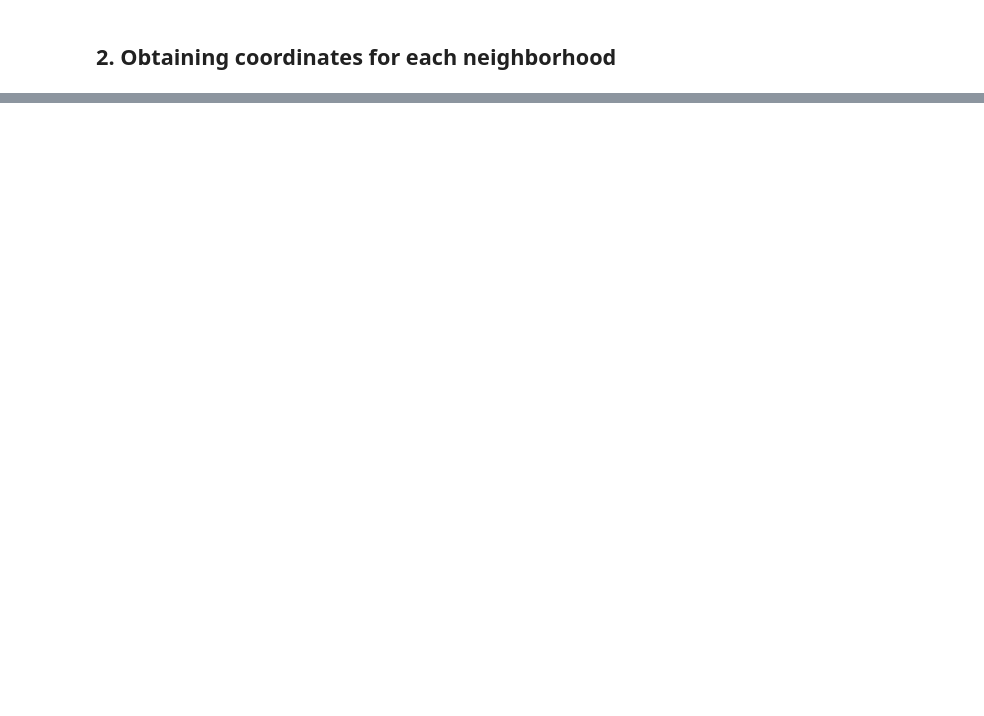
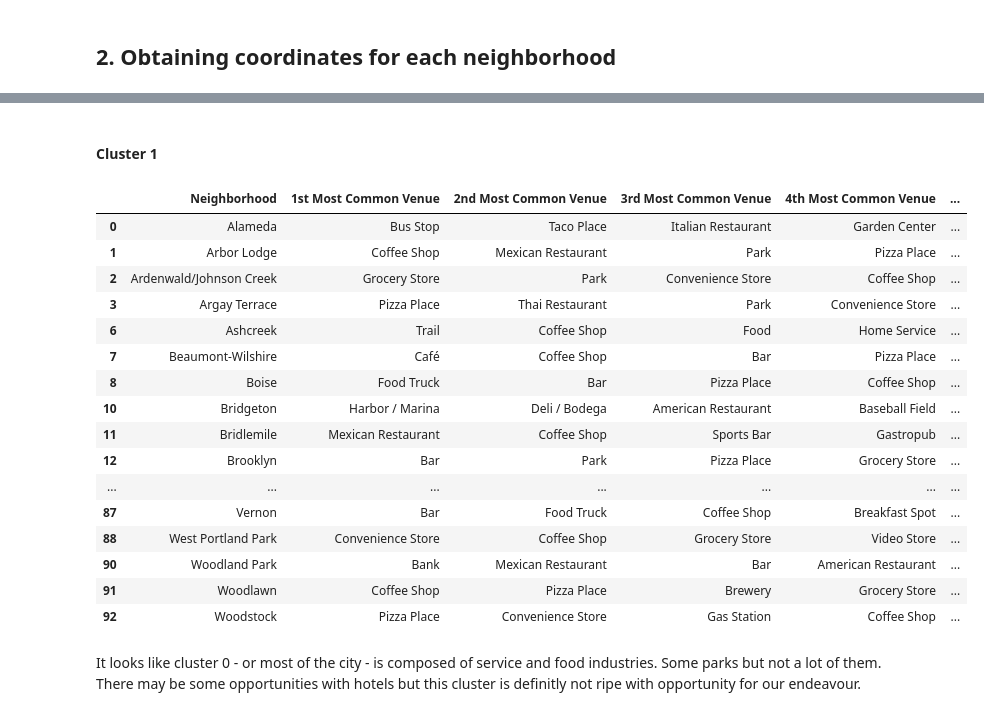
Before and after one commit to escalante-cr/Using_K_Means_to_cluster_neighborhood_data_for_a_landscaping_startup, a Jupyter notebook: Capstone_notebook.ipynb, the cells around one changed output, grey strips where cells are left out. Saved outputs shown, nothing was run; the diff lists cells and outputs as text; code cells hidden in the pictures; blank space fills up the shorter version.

Commit message:
Used kmeans for clustering.

```diff
--- a/Capstone_notebook.ipynb
+++ b/Capstone_notebook.ipynb
@@ -150,0 +462,3 @@ AttributeError: 'NoneType' object has no attribute 'append'
+# %%
+portland_grouped = portland_onehot.groupby('Neighborhood').mean().reset_index()
+portland_grouped
@@ -150,0 +485,8 @@ AttributeError: 'NoneType' object has no attribute 'append'
+# %%
+# This function sorts venue frequency descendingly
+
+def return_most_common_venues(row, num_top_venues):
+    row_categories = row.iloc[1:]
+    row_categories_sorted = row_categories.sort_values(ascending=False)
+
+    return row_categories_sorted.index.values[0:num_top_venues]
@@ -150,0 +554,12 @@ AttributeError: 'NoneType' object has no attribute 'append'
+# %%
+
+# set number of clusters
+kclusters = 2
+
+portland_grouped_clustering = portland_grouped.drop('Neighborhood', 1)
+
+# run k-means clustering
+kmeans = KMeans(n_clusters=kclusters, random_state=0).fit(portland_grouped_clustering)
+
+# check cluster labels generated for each row in the dataframe
+kmeans.labels_[0:10]
@@ -150,0 +570,9 @@ AttributeError: 'NoneType' object has no attribute 'append'
+# %%
+# add clustering labels
+neighborhoods_venues_sorted.insert(0, 'Cluster Labels', kmeans.labels_)
+
+portland_merged = portland_data
+
+portland_merged = portland_merged.join(neighborhoods_venues_sorted.set_index('Neighborhood'), on='Neighborhood')
+
+portland_merged.head() # check the last columns!
@@ -150,0 +662,24 @@ AttributeError: 'NoneType' object has no attribute 'append'
+# %% [markdown]
+#### Cluster 1
+# %%
+portland_merged.loc[portland_merged['Cluster Labels'] == 1, portland_merged.columns[[0] + list(range(4, portland_merged.shape[1]))]]
+# %% [output]
+|  | Neighborhood | 1st Most Common Venue | 2nd Most Common Venue | 3rd Most Common Venue | 4th Most Common Venue | ... |
+| 0 | Alameda | Bus Stop | Taco Place | Italian Restaurant | Garden Center | ... |
+| 1 | Arbor Lodge | Coffee Shop | Mexican Restaurant | Park | Pizza Place | ... |
+| 2 | Ardenwald/Johnson Creek | Grocery Store | Park | Convenience Store | Coffee Shop | ... |
+| 3 | Argay Terrace | Pizza Place | Thai Restaurant | Park | Convenience Store | ... |
+| 6 | Ashcreek | Trail | Coffee Shop | Food | Home Service | ... |
+| 7 | Beaumont-Wilshire | Café | Coffee Shop | Bar | Pizza Place | ... |
+| 8 | Boise | Food Truck | Bar | Pizza Place | Coffee Shop | ... |
+| 10 | Bridgeton | Harbor / Marina | Deli / Bodega | American Restaurant | Baseball Field | ... |
+| 11 | Bridlemile | Mexican Restaurant | Coffee Shop | Sports Bar | Gastropub | ... |
+| 12 | Brooklyn | Bar | Park | Pizza Place | Grocery Store | ... |
+| ... | ... | ... | ... | ... | ... | ... |
+| 87 | Vernon | Bar | Food Truck | Coffee Shop | Breakfast Spot | ... |
+| 88 | West Portland Park | Convenience Store | Coffee Shop | Grocery Store | Video Store | ... |
+| 90 | Woodland Park | Bank | Mexican Restaurant | Bar | American Restaurant | ... |
+| 91 | Woodlawn | Coffee Shop | Pizza Place | Brewery | Grocery Store | ... |
+| 92 | Woodstock | Pizza Place | Convenience Store | Gas Station | Coffee Shop | ... |
+# %% [markdown]
+It looks like cluster 0 - or most of the city - is composed of service and food industries. Some parks but not a lot of them. There may be some opportunities with hotels but this cluster is definitly not ripe with opportunity for our endeavour.
```
Also changed, not shown: parts of 62 cells of this notebook.
